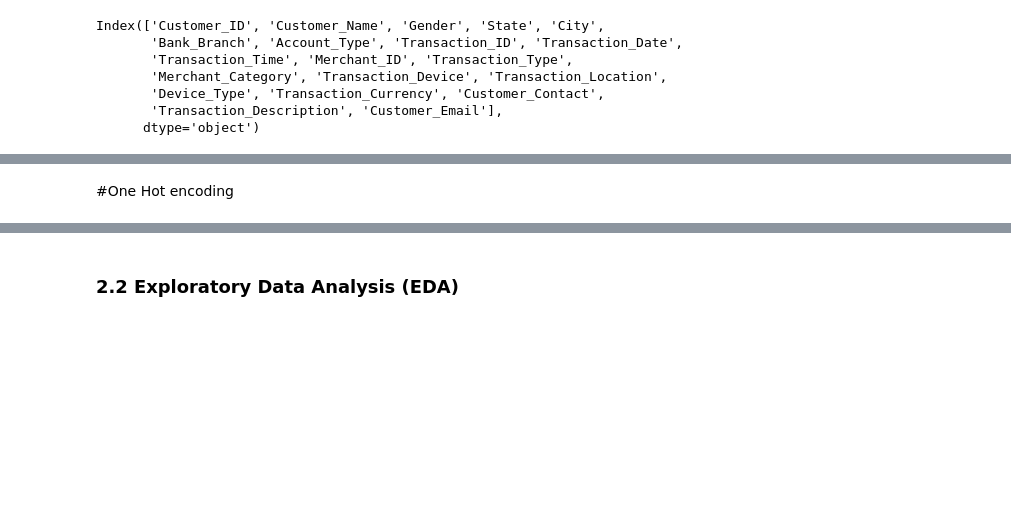
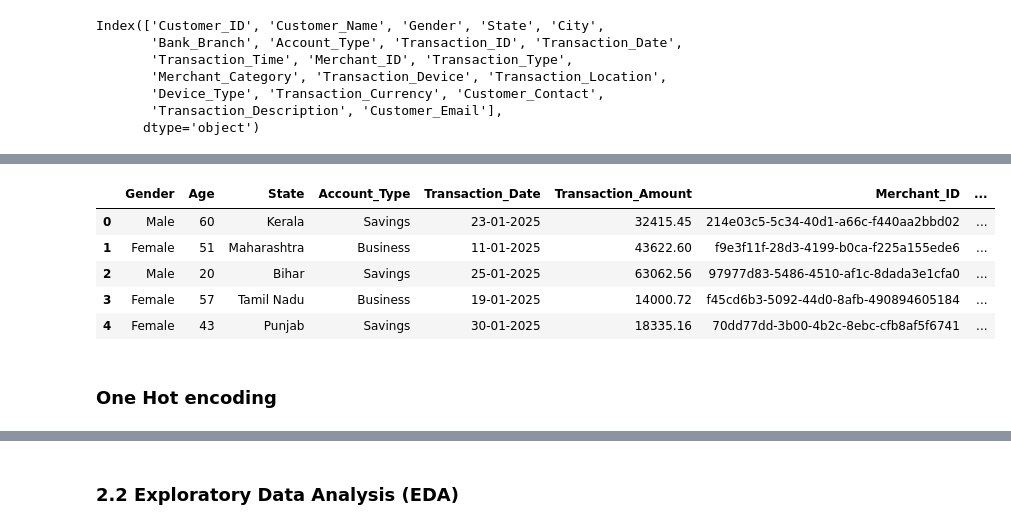
Before and after one commit to gkipkirui1/DSF-PT08P5-GROUP4-CAPSTONE-PROJECT, a Jupyter notebook: index.ipynb, the cells around one changed output, grey strips where cells are left out. Drawn from its saved outputs; the diff is of its cells as text; code cells hidden in the pictures; blank space fills up the shorter version.

```diff
--- a/index.ipynb
+++ b/index.ipynb
@@ -291,5 +297,14 @@ df['Transaction_Hour'] = pd.to_datetime(df['Transaction_Time']).dt.hour
 
 # Drop original Transaction_Time column
 df = df.drop(columns=['Transaction_Time'])
+# %%
+df.head()
+# %% [output]
+|  | Gender | Age | State | Account_Type | Transaction_Date | Transaction_Amount | Merchant_ID | ... |
+| 0 | Male | 60 | Kerala | Savings | 23-01-2025 | 32415.45 | 214e03c5-5c34-40d1-a66c-f440aa2bbd02 | ... |
+| 1 | Female | 51 | Maharashtra | Business | 11-01-2025 | 43622.60 | f9e3f11f-28d3-4199-b0ca-f225a155ede6 | ... |
+| 2 | Male | 20 | Bihar | Savings | 25-01-2025 | 63062.56 | 97977d83-5486-4510-af1c-8dada3e1cfa0 | ... |
+| 3 | Female | 57 | Tamil Nadu | Business | 19-01-2025 | 14000.72 | f45cd6b3-5092-44d0-8afb-490894605184 | ... |
+| 4 | Female | 43 | Punjab | Savings | 30-01-2025 | 18335.16 | 70dd77dd-3b00-4b2c-8ebc-cfb8af5f6741 | ... |
 # %% [markdown]
-#One Hot encoding
+### One Hot encoding
```
Also changed, not shown: parts of 8 cells of this notebook.
